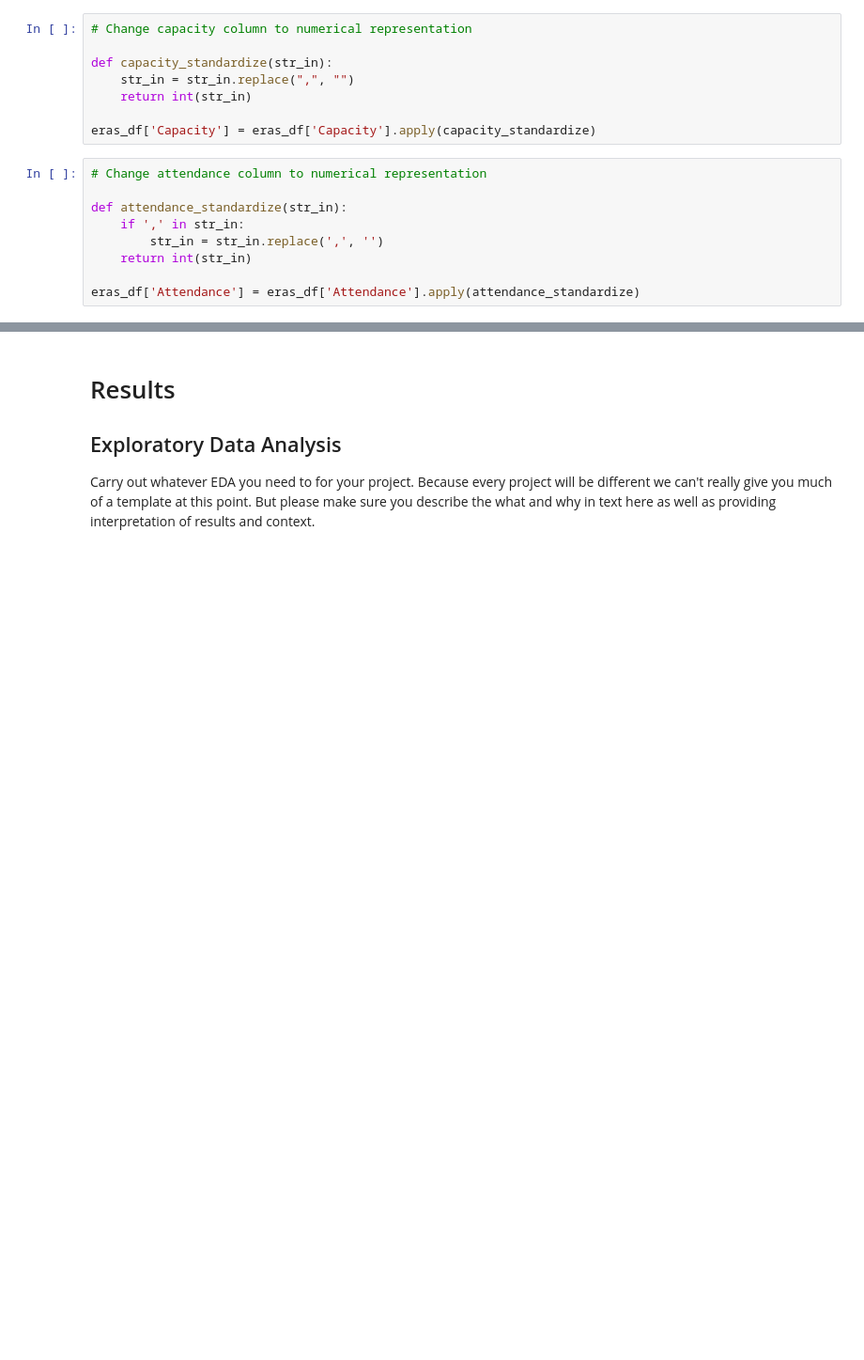
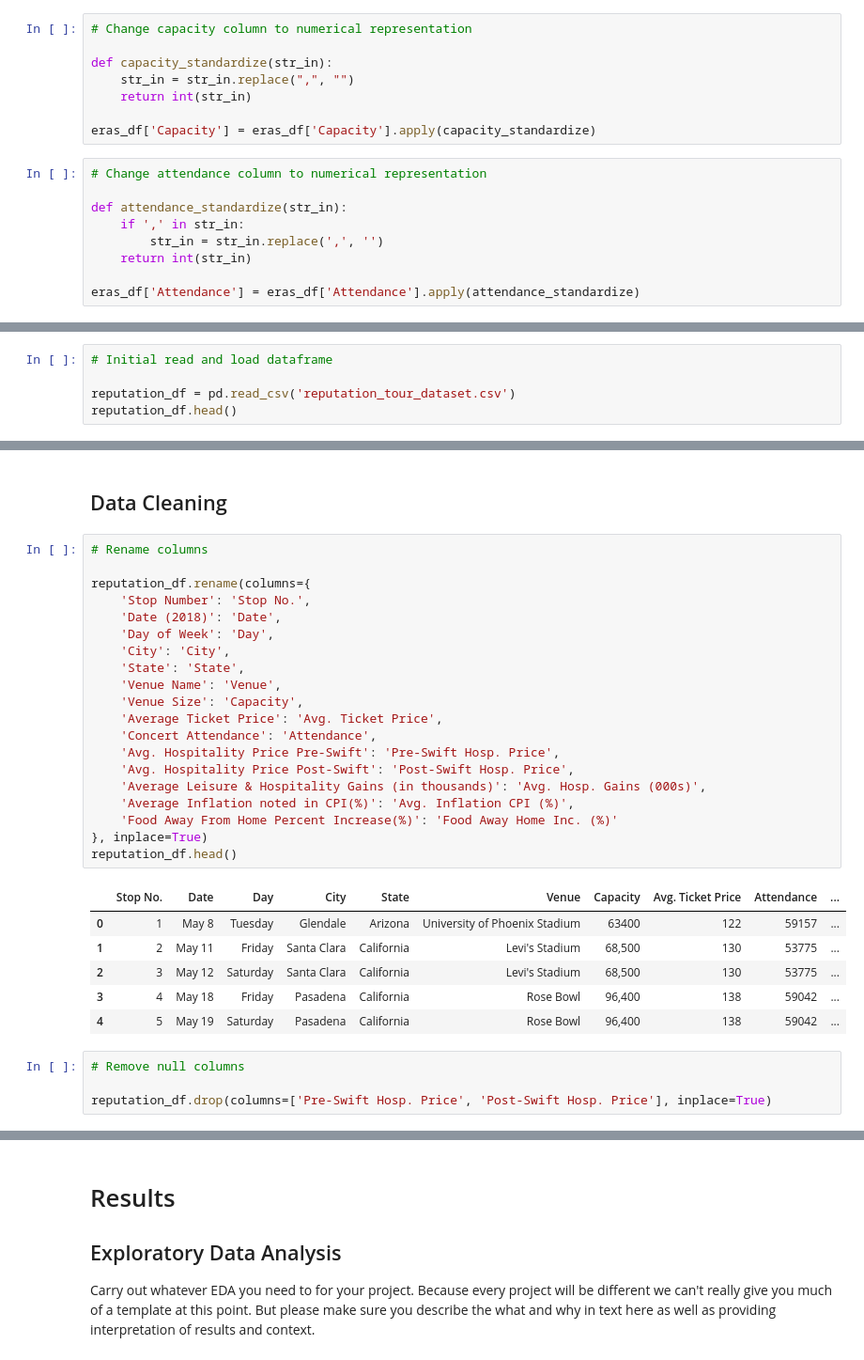
Before and after one commit to AnikAlam/AnikAlam_COGS108_EDA, a Jupyter notebook: EDACheckpoint_group065.ipynb, the cells around one changed output, grey strips where cells are left out. Shown at 94% size. Saved outputs shown, nothing was run; the diff lists cells and outputs as text; blank space fills up the shorter version.

Commit message:
add new dataset

```diff
--- a/EDACheckpoint_group065.ipynb
+++ b/EDACheckpoint_group065.ipynb
@@ -211,0 +225,5 @@ eras_df.head()
+# %%
+# Initial read and load dataframe
+
+reputation_df = pd.read_csv('reputation_tour_dataset.csv')
+reputation_df.head()
@@ -211,0 +237,33 @@ eras_df.head()
+# %% [markdown]
+## Data Cleaning
+# %%
+# Rename columns
+
+reputation_df.rename(columns={
+    'Stop Number': 'Stop No.',
+    'Date (2018)': 'Date',
+    'Day of Week': 'Day',
+    'City': 'City',
+    'State': 'State',
+    'Venue Name': 'Venue',
+    'Venue Size': 'Capacity',
+    'Average Ticket Price': 'Avg. Ticket Price',
+    'Concert Attendance': 'Attendance',
+    'Avg. Hospitality Price Pre-Swift': 'Pre-Swift Hosp. Price',
+    'Avg. Hospitality Price Post-Swift': 'Post-Swift Hosp. Price',
+    'Average Leisure & Hospitality Gains (in thousands)': 'Avg. Hosp. Gains (000s)',
+    'Average Inflation noted in CPI(%)': 'Avg. Inflation CPI (%)',
+    'Food Away From Home Percent Increase(%)': 'Food Away Home Inc. (%)'
+}, inplace=True)
+reputation_df.head()
+# %% [output]
+|  | Stop No. | Date | Day | City | State | Venue | Capacity | Avg. Ticket Price | Attendance | ... |
+| 0 | 1 | May 8 | Tuesday | Glendale | Arizona | University of Phoenix Stadium | 63400 | 122 | 59157 | ... |
+| 1 | 2 | May 11 | Friday | Santa Clara | California | Levi's Stadium | 68,500 | 130 | 53775 | ... |
+| 2 | 3 | May 12 | Saturday | Santa Clara | California | Levi's Stadium | 68,500 | 130 | 53775 | ... |
+| 3 | 4 | May 18 | Friday | Pasadena | California | Rose Bowl | 96,400 | 138 | 59042 | ... |
+| 4 | 5 | May 19 | Saturday | Pasadena | California | Rose Bowl | 96,400 | 138 | 59042 | ... |
+# %%
+# Remove null columns
+
+reputation_df.drop(columns=['Pre-Swift Hosp. Price', 'Post-Swift Hosp. Price'], inplace=True)
```
Also changed, not shown: parts of 15 cells of this notebook, 1 other file.
